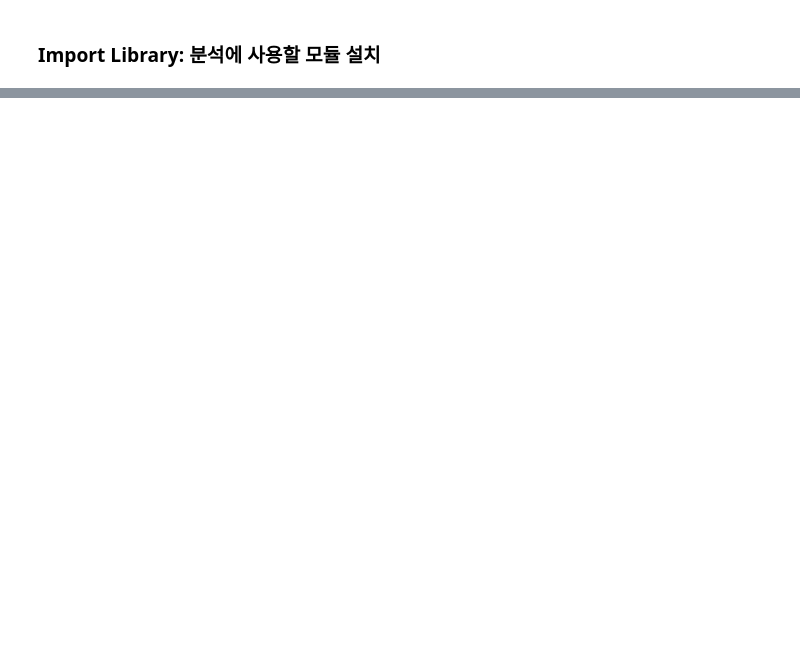
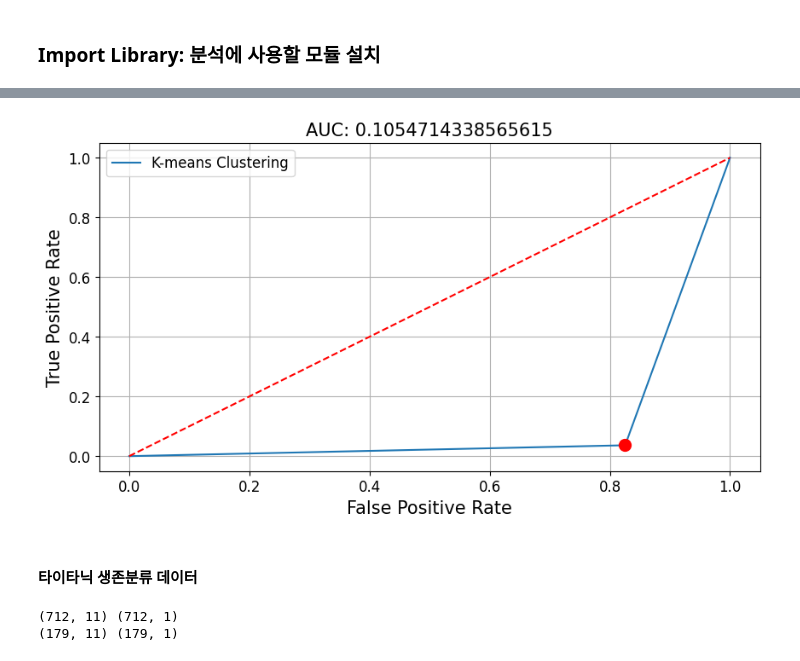
Before and after one commit to myeong-su-choi/financial-ai, a Jupyter notebook: notebooks/3. DataAnalysis_Unsupervised.ipynb, the cells around one changed output, grey strips where cells are left out. Cells and saved outputs as stored; diff of their text form; code cells hidden in the pictures; blank space fills up the shorter version.

```diff
--- a/notebooks/3. DataAnalysis_Unsupervised.ipynb
+++ b/notebooks/3. DataAnalysis_Unsupervised.ipynb
@@ -41,0 +176,10 @@ from sklearn.metrics.cluster import silhouette_score
+# %%
+# 예제 데이터 로딩
+# 예측치 라벨링 순서가 어떻게 될지 몰라서 순서를 맞추기 위해 Y라벨을 오름차순으로 정렬
+cancer = load_breast_cancer()
+X = pd.DataFrame(cancer.data, columns=cancer.feature_names)
+Y = pd.DataFrame(cancer.target, columns=['Target'])
+df = pd.concat([Y, X], axis=1).sort_values(by='Target').reset_index().iloc[:,1:]
+Y = np.ravel(df['Target'])
+X = df.iloc[:,1:]
+display(X, Y)
@@ -41,0 +239,5 @@ from sklearn.metrics.cluster import silhouette_score
+# %%
+# 스케일링
+scaler = preprocessing.StandardScaler()
+X = scaler.fit_transform(X)
+pd.DataFrame(X).describe()
@@ -41,0 +255,6 @@ from sklearn.metrics.cluster import silhouette_score
+# %%
+# 모델링
+model_kmeans = KMeans(n_clusters=2, random_state=123)
+model_kmeans.fit(X)
+Y_pred = model_kmeans.predict(X)
+Y_pred
@@ -41,0 +304,7 @@ from sklearn.metrics.cluster import silhouette_score
+# %%
+# ROC Curve & AUC 확인
+evaluation_class_ROCAUC(Y, Y_pred, label='K-means Clustering')
+# %% [output]
+[figure, added]
+# %% [markdown]
+#### 타이타닉 생존분류 데이터
@@ -41,0 +429,25 @@ from sklearn.metrics.cluster import silhouette_score
+# %%
+# 데이터 로딩
+df = pd.read_csv('./data/Titanic.csv')
+
+# 데이터 전처리
+df = fillnull(df)
+df = prep(df)
+
+Y_colname = ['Survived']
+X_train, X_test, Y_train, Y_test = datasplit(df, Y_colname)
+
+label_colname = ['Sex', 'Cabin', 'Ticket']
+encoder = preprocessing.LabelEncoder()
+X_train_fe, X_test_fe = label_encoding(X_train, X_test, label_colname, encoder)
+
+onehot_colname = ['Name', 'Embarked']
+X_train_fe = onehot_encoding(X_train_fe, onehot_colname)
+X_test_fe = onehot_encoding(X_test_fe, onehot_colname)
+X_train_fe, X_test_fe = col_mapping(X_train_fe, X_test_fe)
+
+scaler = preprocessing.StandardScaler()
+X_train_fes, X_test_fes = scale(scaler, X_train_fe, X_test_fe)
+# %% [output]
+(712, 11) (712, 1)
+(179, 11) (179, 1)
```
Also changed, not shown: parts of 77 cells of this notebook, 2 other files.
